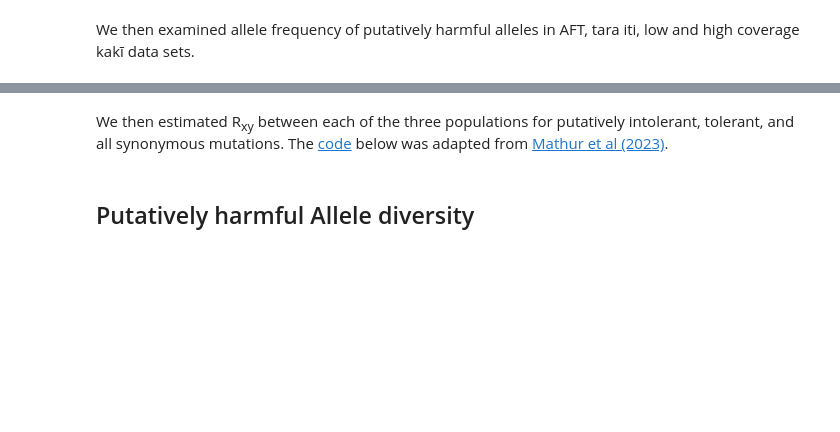
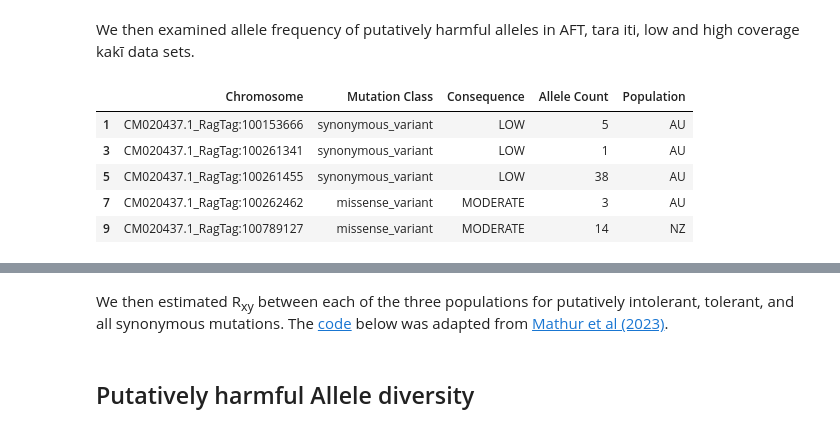
Before and after one commit to janawold1/2026_S_nereis_Cons_Gen, a Jupyter notebook: 07_Putative_Load.ipynb, the cells around one changed output, grey strips where cells are left out. Saved outputs shown, nothing was run; the diff lists cells and outputs as text; code cells hidden in the pictures; blank space fills up the shorter version.

```diff
--- a/07_Putative_Load.ipynb
+++ b/07_Putative_Load.ipynb
@@ -122,17 +145,25 @@ print(del_allele_count)
 # %% [markdown]
 We then examined allele frequency of putatively harmful alleles in AFT, tara iti, low and high coverage kakī data sets.
 # %%
-pop_harm = del_allele[del_allele['Consequence']=='Intolerant']
+#pop_harm = del_allele[del_allele['Consequence']=='Intolerant']
+pop_harm = del_allele
 pop_harm = pop_harm[pop_harm['Allele Count']>0]
 
 au_harm_counts = pop_harm[pop_harm['Population']=='AU'].groupby(["Allele Count", "Population"]).size().reset_index(name="Frequency")
-ti_harm_counts = pop_harm[pop_harm['Population']=='TI'].groupby(["Allele Count", "Population"]).size().reset_index(name="Frequency")
-ki_harm_counts = pop_harm[pop_harm['Population']=='KI'].groupby(["Allele Count", "Population"]).size().reset_index(name="Frequency")
+ti_harm_counts = pop_harm[pop_harm['Population']=='NZ'].groupby(["Allele Count", "Population"]).size().reset_index(name="Frequency")
+#ki_harm_counts = pop_harm[pop_harm['Population']=='KI'].groupby(["Allele Count", "Population"]).size().reset_index(name="Frequency")
 
 au_harm_pivot = au_harm_counts.pivot(index="Allele Count", columns="Population", values="Frequency").fillna(0)
 ti_harm_pivot = ti_harm_counts.pivot(index="Allele Count", columns="Population", values="Frequency").fillna(0)
-ki_harm_pivot = ki_harm_counts.pivot(index="Allele Count", columns="Population", values="Frequency").fillna(0)
+#ki_harm_pivot = ki_harm_counts.pivot(index="Allele Count", columns="Population", values="Frequency").fillna(0)
 
 pop_harm.head()
+# %% [output]
+|  | Chromosome | Mutation Class | Consequence | Allele Count | Population |
+| 1 | CM020437.1_RagTag:100153666 | synonymous_variant | LOW | 5 | AU |
+| 3 | CM020437.1_RagTag:100261341 | synonymous_variant | LOW | 1 | AU |
+| 5 | CM020437.1_RagTag:100261455 | synonymous_variant | LOW | 38 | AU |
+| 7 | CM020437.1_RagTag:100262462 | missense_variant | MODERATE | 3 | AU |
+| 9 | CM020437.1_RagTag:100789127 | missense_variant | MODERATE | 14 | NZ |
 # %%
 # Plot a stacked bar chart
```
Also changed, not shown: parts of 7 cells of this notebook, 2 other files.
